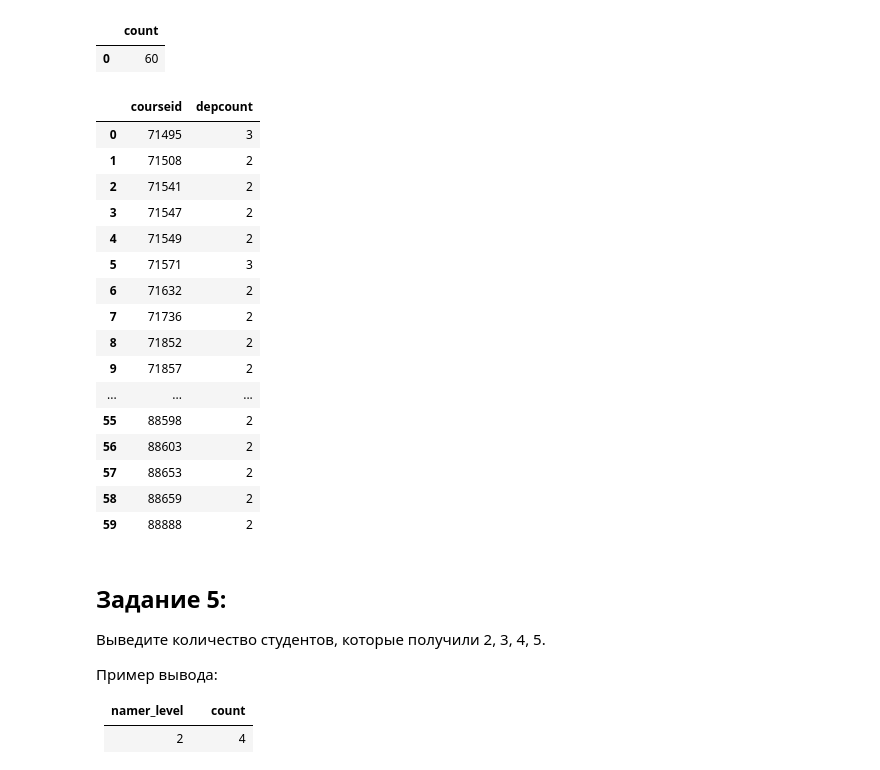
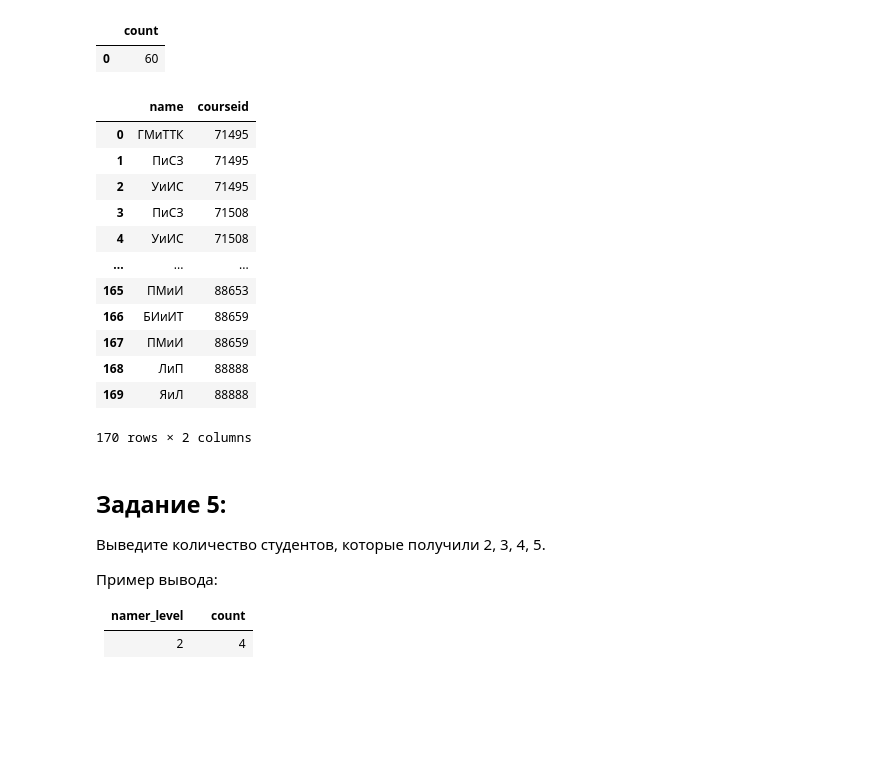
Before and after one commit to Nominante1/Big_data_in_economics_Davydoff, a Jupyter notebook: task_4_Docker/postGre_portal_logs.ipynb, the cells around one changed output. Saved outputs shown, nothing was run; the diff lists cells and outputs as text; code cells hidden in the pictures; blank space fills up the shorter version.

```diff
--- a/task_4_Docker/postGre_portal_logs.ipynb
+++ b/task_4_Docker/postGre_portal_logs.ipynb
@@ -302,52 +300,49 @@ query = """
         USER_LOGS
     GROUP BY USER_LOGS.courseid
     HAVING COUNT(DISTINCT USER_LOGS.depart) > 1
 """
 
 #мы должны теперь найти уникальные кафедры, сравнивая их курсы с курсами, имеющими несколько кафедр
 #тем самым на каждый курс получим кафедры, которые закреплены именно на один курс.
 query = """
 
-    WITH COURSRES AS
+    WITH COURSES AS
     (
 	SELECT
 		USER_LOGS.courseid AS COURSEID,
 		COUNT(DISTINCT USER_LOGS.depart) AS DEPCOUNT
 	FROM
 		USER_LOGS
 	GROUP BY USER_LOGS.courseid
 	HAVING COUNT(DISTINCT USER_LOGS.depart) > 1
     )
 
     SELECT DISTINCT
 	    DEPARTMENTS.name,
 	    UL.courseid
     FROM USER_LOGS AS UL
 	    INNER JOIN DEPARTMENTS ON UL.DEPART = DEPARTMENTS.ID
-	    INNER JOIN COURSRES ON UL.COURSEID = COURSRES.COURSEID
+	    INNER JOIN COURSES ON UL.COURSEID = COURSES.COURSEID
+    ORDER BY UL.courseid
 """
 
 
 df = pd.read_sql_query(query, conn)
 display(df)
 # %% [output]
-|  | courseid | depcount |
-| 0 | 71495 | 3 |
-| 1 | 71508 | 2 |
-| 2 | 71541 | 2 |
-| 3 | 71547 | 2 |
-| 4 | 71549 | 2 |
-| 5 | 71571 | 3 |
-| 6 | 71632 | 2 |
-| 7 | 71736 | 2 |
-| 8 | 71852 | 2 |
-| 9 | 71857 | 2 |
+|  | name | courseid |
+| 0 | ГМиТТК | 71495 |
+| 1 | ПиСЗ | 71495 |
+| 2 | УиИС | 71495 |
+| 3 | ПиСЗ | 71508 |
+| 4 | УиИС | 71508 |
 | ... | ... | ... |
-| 55 | 88598 | 2 |
-| 56 | 88603 | 2 |
-| 57 | 88653 | 2 |
-| 58 | 88659 | 2 |
-| 59 | 88888 | 2 |
+| 165 | ПМиИ | 88653 |
+| 166 | БИиИТ | 88659 |
+| 167 | ПМиИ | 88659 |
+| 168 | ЛиП | 88888 |
+| 169 | ЯиЛ | 88888 |
+170 rows × 2 columns
 # %% [markdown]
 ## Задание 5:
 
```
Also changed, not shown: parts of 6 cells of this notebook.
